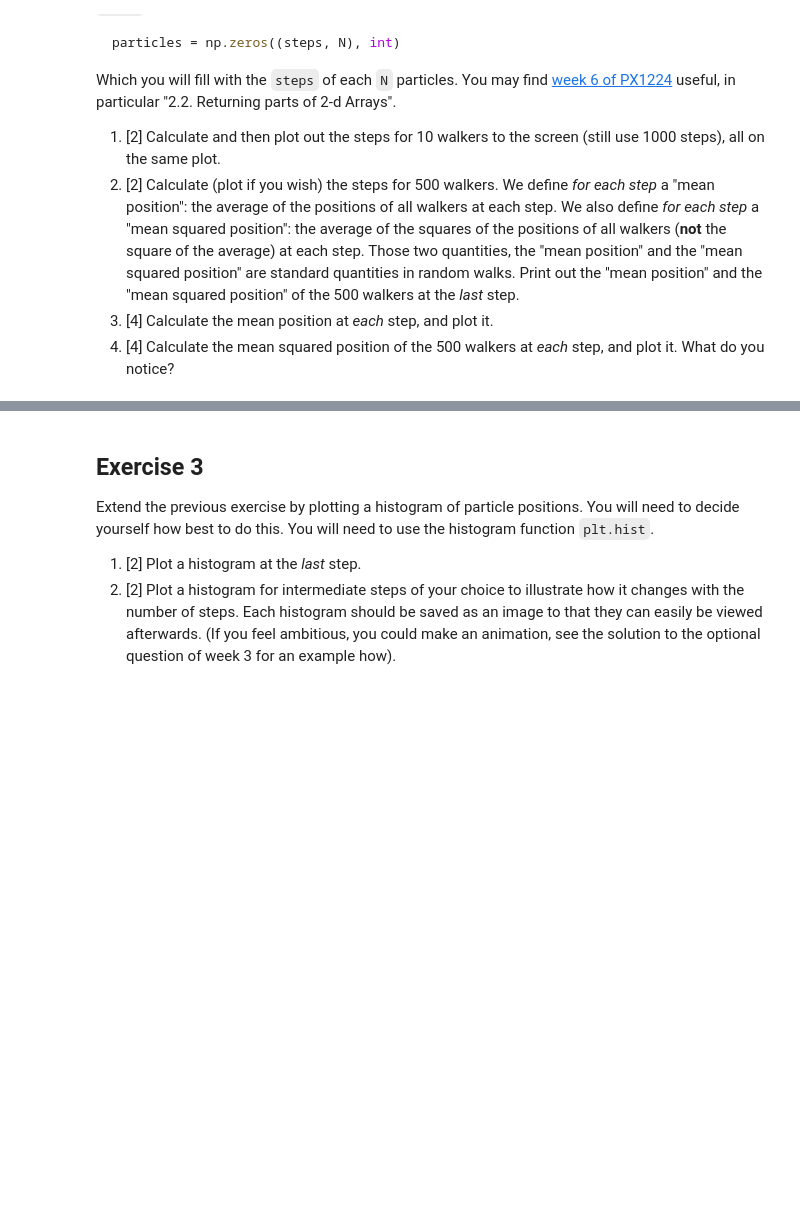
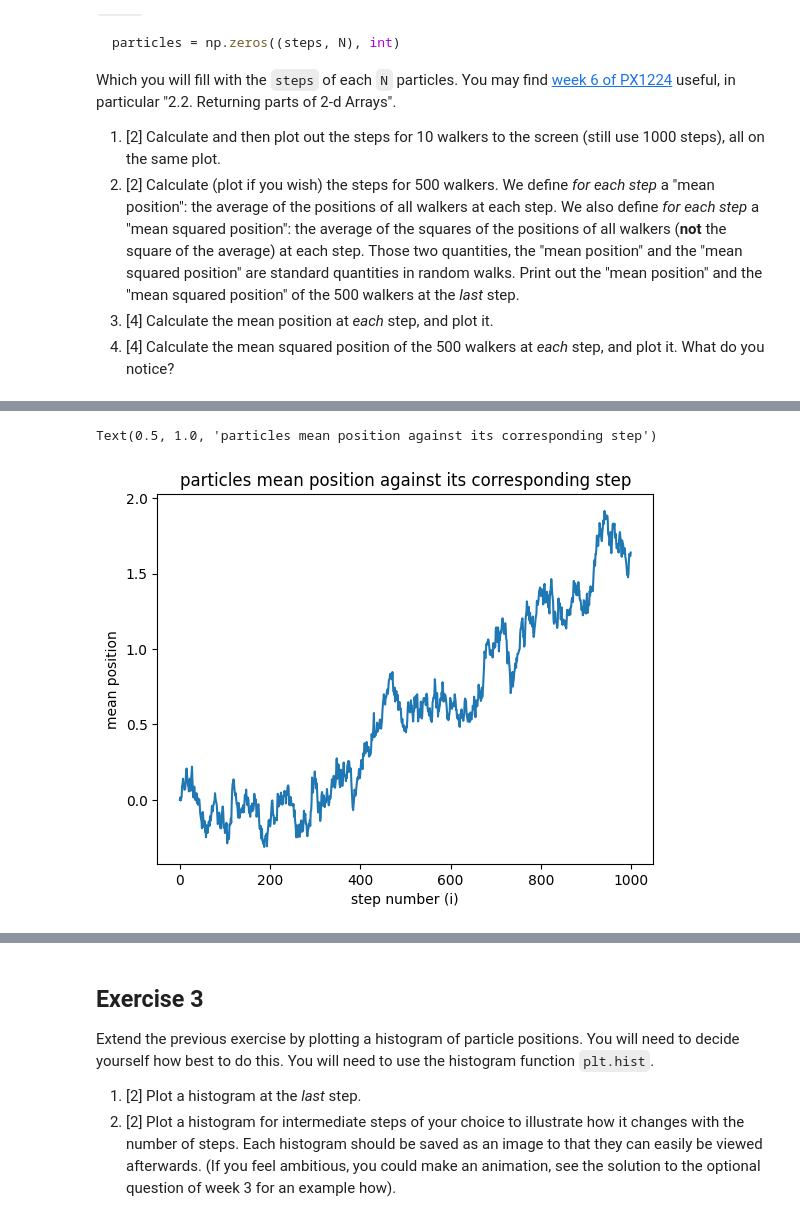
Before and after one commit to PX2145-2025/week-7-b-lloydCallum, a Jupyter notebook: Random_walk.ipynb, the cells around one changed output, grey strips where cells are left out. Cells and saved outputs as stored; diff of their text form; code cells hidden in the pictures; blank space fills up the shorter version.

```diff
--- a/Random_walk.ipynb
+++ b/Random_walk.ipynb
@@ -131,0 +178,16 @@ plot it. What do you notice?
+# %%
+#3
+N = 500
+particles = np.zeros((steps, N), int)
+
+for n in range(N):
+  particles[:,n] = walk(steps)
+
+mean_value = np.mean(particles, axis=1)
+plt.plot(mean_value)
+plt.xlabel('step number (i)')
+plt.ylabel('mean position')
+plt.title('particles mean position against its corresponding step')
+# %% [output]
+Text(0.5, 1.0, 'particles mean position against its corresponding step')
+[figure, added]
```
Also changed, not shown: parts of 7 cells of this notebook.
